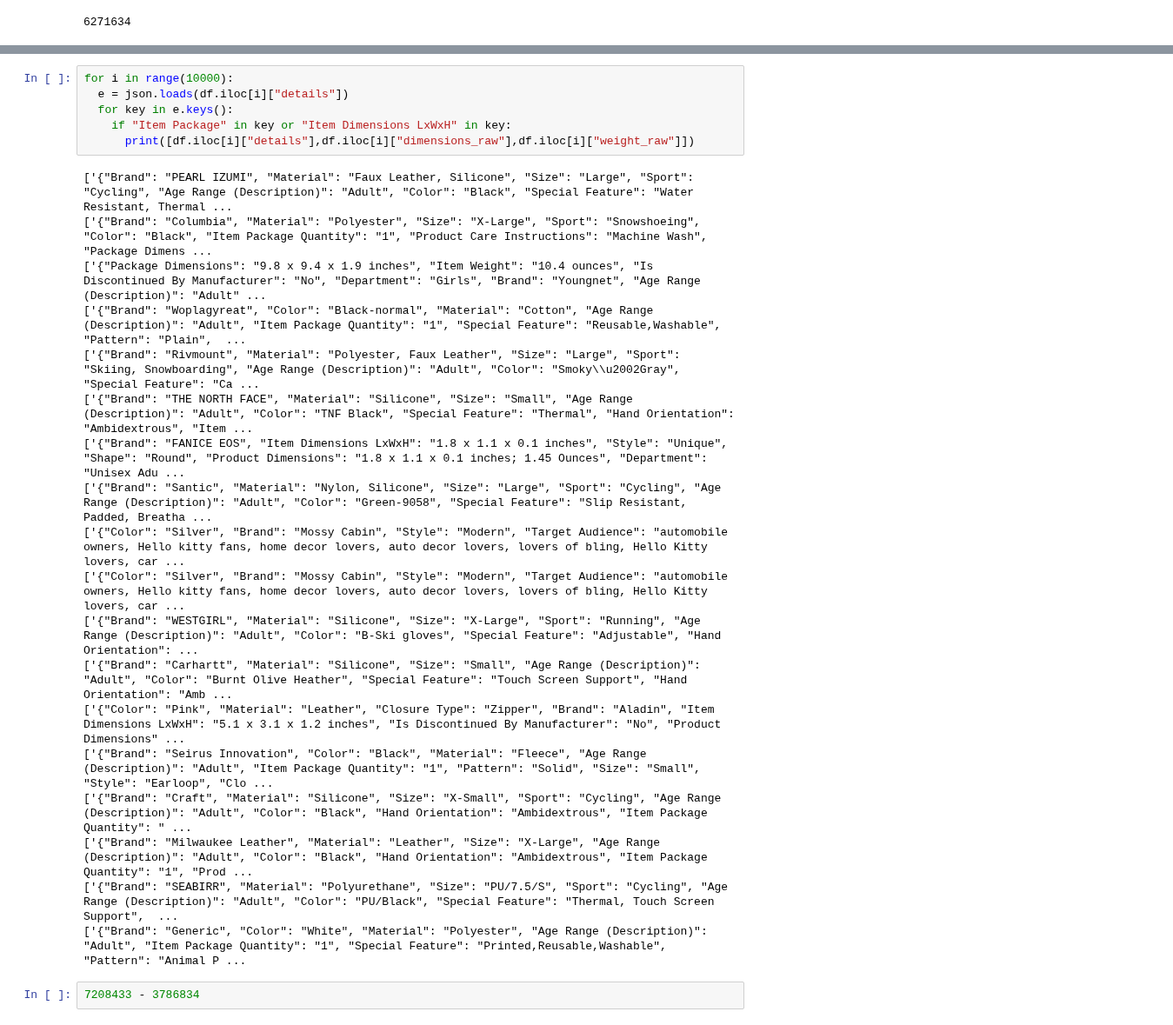
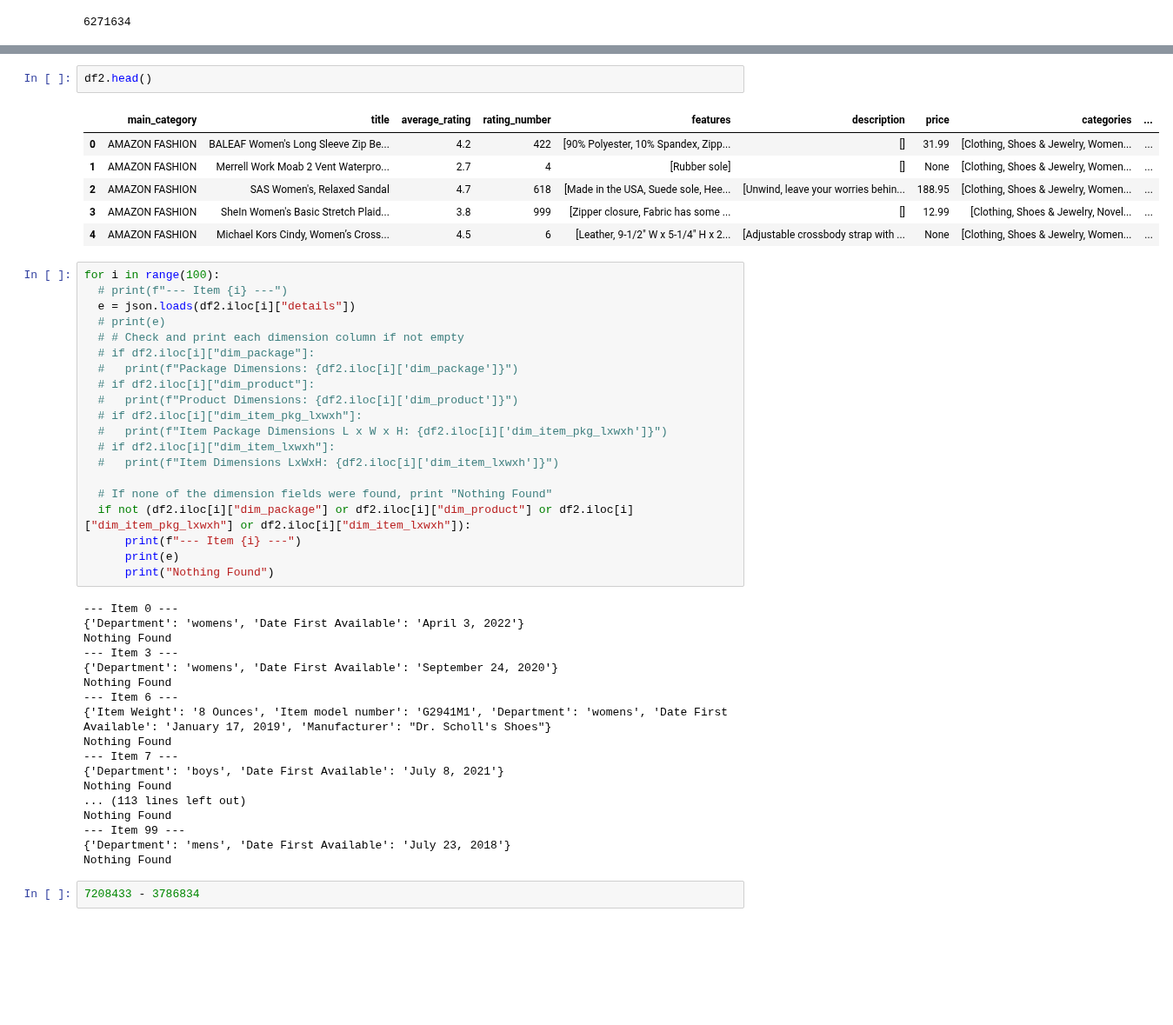
Before and after one commit to rahulorihiki/Product_Recommender_with_Virtual_Dressing_System_with_MLOps, a Jupyter notebook: og_recommender.ipynb, the cells around one changed output, grey strips where cells are left out. Shown at 87% size. Cells and saved outputs as stored; diff of their text form; blank space fills up the shorter version.

Commit message:
Trying to add the dimensions and weight column from unstructured data.

```diff
--- a/og_recommender.ipynb
+++ b/og_recommender.ipynb
@@ -1254,28 +1232,50 @@ SELECT * FROM dims LIMIt 100000;
+# %%
+df2.head()
+# %% [output]
+|  | main_category | title | average_rating | rating_number | features | description | price | categories | ... |
+| 0 | AMAZON FASHION | BALEAF Women's Long Sleeve Zip Be... | 4.2 | 422 | [90% Polyester, 10% Spandex, Zipp... | [] | 31.99 | [Clothing, Shoes & Jewelry, Women... | ... |
+| 1 | AMAZON FASHION | Merrell Work Moab 2 Vent Waterpro... | 2.7 | 4 | [Rubber sole] | [] | None | [Clothing, Shoes & Jewelry, Women... | ... |
+| 2 | AMAZON FASHION | SAS Women's, Relaxed Sandal | 4.7 | 618 | [Made in the USA, Suede sole, Hee... | [Unwind, leave your worries behin... | 188.95 | [Clothing, Shoes & Jewelry, Women... | ... |
+| 3 | AMAZON FASHION | SheIn Women's Basic Stretch Plaid... | 3.8 | 999 | [Zipper closure, Fabric has some ... | [] | 12.99 | [Clothing, Shoes & Jewelry, Novel... | ... |
+| 4 | AMAZON FASHION | Michael Kors Cindy, Women’s Cross... | 4.5 | 6 | [Leather, 9-1/2" W x 5-1/4" H x 2... | [Adjustable crossbody strap with ... | None | [Clothing, Shoes & Jewelry, Women... | ... |
 # %%
-for i in range(10000):
-  e = json.loads(df.iloc[i]["details"])
-  for key in e.keys():
-    if "Item Package" in key or "Item Dimensions LxWxH" in key:
-      print([df.iloc[i]["details"],df.iloc[i]["dimensions_raw"],df.iloc[i]["weight_raw"]])
+for i in range(100):
+  # print(f"--- Item {i} ---")
+  e = json.loads(df2.iloc[i]["details"])
+  # print(e)
+  # # Check and print each dimension column if not empty
+  # if df2.iloc[i]["dim_package"]:
+  #   print(f"Package Dimensions: {df2.iloc[i]['dim_package']}")
+  # if df2.iloc[i]["dim_product"]:
+  #   print(f"Product Dimensions: {df2.iloc[i]['dim_product']}")
+  # if df2.iloc[i]["dim_item_pkg_lxwxh"]:
+  #   print(f"Item Package Dimensions L x W x H: {df2.iloc[i]['dim_item_pkg_lxwxh']}")
+  # if df2.iloc[i]["dim_item_lxwxh"]:
+  #   print(f"Item Dimensions LxWxH: {df2.iloc[i]['dim_item_lxwxh']}")
+
+  # If none of the dimension fields were found, print "Nothing Found"
+  if not (df2.iloc[i]["dim_package"] or df2.iloc[i]["dim_product"] or df2.iloc[i]["dim_item_pkg_lxwxh"] or df2.iloc[i]["dim_item_lxwxh"]):
+      print(f"--- Item {i} ---")
+      print(e)
+      print("Nothing Found")
 # %% [output]
-['{"Brand": "PEARL IZUMI", "Material": "Faux Leather, Silicone", "Size": "Large", "Sport": "Cycling", "Age Range (Description)": "Adult", "Color": "Black", "Special Feature": "Water Resistant, Thermal ...
-['{"Brand": "Columbia", "Material": "Polyester", "Size": "X-Large", "Sport": "Snowshoeing", "Color": "Black", "Item Package Quantity": "1", "Product Care Instructions": "Machine Wash", "Package Dimens ...
-['{"Package Dimensions": "9.8 x 9.4 x 1.9 inches", "Item Weight": "10.4 ounces", "Is Discontinued By Manufacturer": "No", "Department": "Girls", "Brand": "Youngnet", "Age Range (Description)": "Adult" ...
-['{"Brand": "Woplagyreat", "Color": "Black-normal", "Material": "Cotton", "Age Range (Description)": "Adult", "Item Package Quantity": "1", "Special Feature": "Reusable,Washable", "Pattern": "Plain",  ...
-['{"Brand": "Rivmount", "Material": "Polyester, Faux Leather", "Size": "Large", "Sport": "Skiing, Snowboarding", "Age Range (Description)": "Adult", "Color": "Smoky\\u2002Gray", "Special Feature": "Ca ...
-['{"Brand": "THE NORTH FACE", "Material": "Silicone", "Size": "Small", "Age Range (Description)": "Adult", "Color": "TNF Black", "Special Feature": "Thermal", "Hand Orientation": "Ambidextrous", "Item ...
-['{"Brand": "FANICE EOS", "Item Dimensions LxWxH": "1.8 x 1.1 x 0.1 inches", "Style": "Unique", "Shape": "Round", "Product Dimensions": "1.8 x 1.1 x 0.1 inches; 1.45 Ounces", "Department": "Unisex Adu ...
-['{"Brand": "Santic", "Material": "Nylon, Silicone", "Size": "Large", "Sport": "Cycling", "Age Range (Description)": "Adult", "Color": "Green-9058", "Special Feature": "Slip Resistant, Padded, Breatha ...
-['{"Color": "Silver", "Brand": "Mossy Cabin", "Style": "Modern", "Target Audience": "automobile owners, Hello kitty fans, home decor lovers, auto decor lovers, lovers of bling, Hello Kitty lovers, car ...
-['{"Color": "Silver", "Brand": "Mossy Cabin", "Style": "Modern", "Target Audience": "automobile owners, Hello kitty fans, home decor lovers, auto decor lovers, lovers of bling, Hello Kitty lovers, car ...
-['{"Brand": "WESTGIRL", "Material": "Silicone", "Size": "X-Large", "Sport": "Running", "Age Range (Description)": "Adult", "Color": "B-Ski gloves", "Special Feature": "Adjustable", "Hand Orientation": ...
-['{"Brand": "Carhartt", "Material": "Silicone", "Size": "Small", "Age Range (Description)": "Adult", "Color": "Burnt Olive Heather", "Special Feature": "Touch Screen Support", "Hand Orientation": "Amb ...
-['{"Color": "Pink", "Material": "Leather", "Closure Type": "Zipper", "Brand": "Aladin", "Item Dimensions LxWxH": "5.1 x 3.1 x 1.2 inches", "Is Discontinued By Manufacturer": "No", "Product Dimensions" ...
-['{"Brand": "Seirus Innovation", "Color": "Black", "Material": "Fleece", "Age Range (Description)": "Adult", "Item Package Quantity": "1", "Pattern": "Solid", "Size": "Small", "Style": "Earloop", "Clo ...
-['{"Brand": "Craft", "Material": "Silicone", "Size": "X-Small", "Sport": "Cycling", "Age Range (Description)": "Adult", "Color": "Black", "Hand Orientation": "Ambidextrous", "Item Package Quantity": " ...
-['{"Brand": "Milwaukee Leather", "Material": "Leather", "Size": "X-Large", "Age Range (Description)": "Adult", "Color": "Black", "Hand Orientation": "Ambidextrous", "Item Package Quantity": "1", "Prod ...
-['{"Brand": "SEABIRR", "Material": "Polyurethane", "Size": "PU/7.5/S", "Sport": "Cycling", "Age Range (Description)": "Adult", "Color": "PU/Black", "Special Feature": "Thermal, Touch Screen Support",  ...
-['{"Brand": "Generic", "Color": "White", "Material": "Polyester", "Age Range (Description)": "Adult", "Item Package Quantity": "1", "Special Feature": "Printed,Reusable,Washable", "Pattern": "Animal P ...
+--- Item 0 ---
+{'Department': 'womens', 'Date First Available': 'April 3, 2022'}
+Nothing Found
+--- Item 3 ---
+{'Department': 'womens', 'Date First Available': 'September 24, 2020'}
+Nothing Found
+--- Item 6 ---
+{'Item Weight': '8 Ounces', 'Item model number': 'G2941M1', 'Department': 'womens', 'Date First Available': 'January 17, 2019', 'Manufacturer': "Dr. Scholl's Shoes"}
+Nothing Found
+--- Item 7 ---
+{'Department': 'boys', 'Date First Available': 'July 8, 2021'}
+Nothing Found
+... (113 lines left out)
+Nothing Found
+--- Item 99 ---
+{'Department': 'mens', 'Date First Available': 'July 23, 2018'}
+Nothing Found
 # %%
 7208433 - 3786834
 # %% [output]
```
Also changed, not shown: parts of 13 cells of this notebook.
